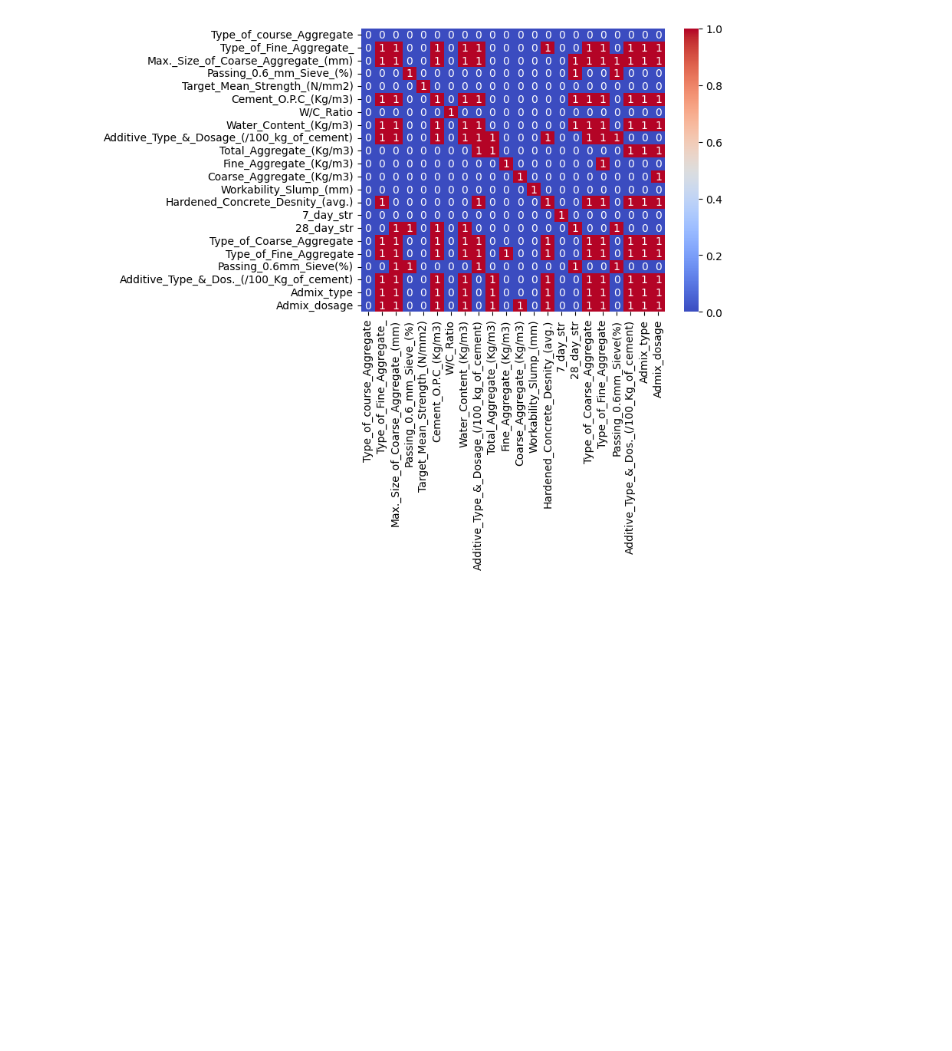
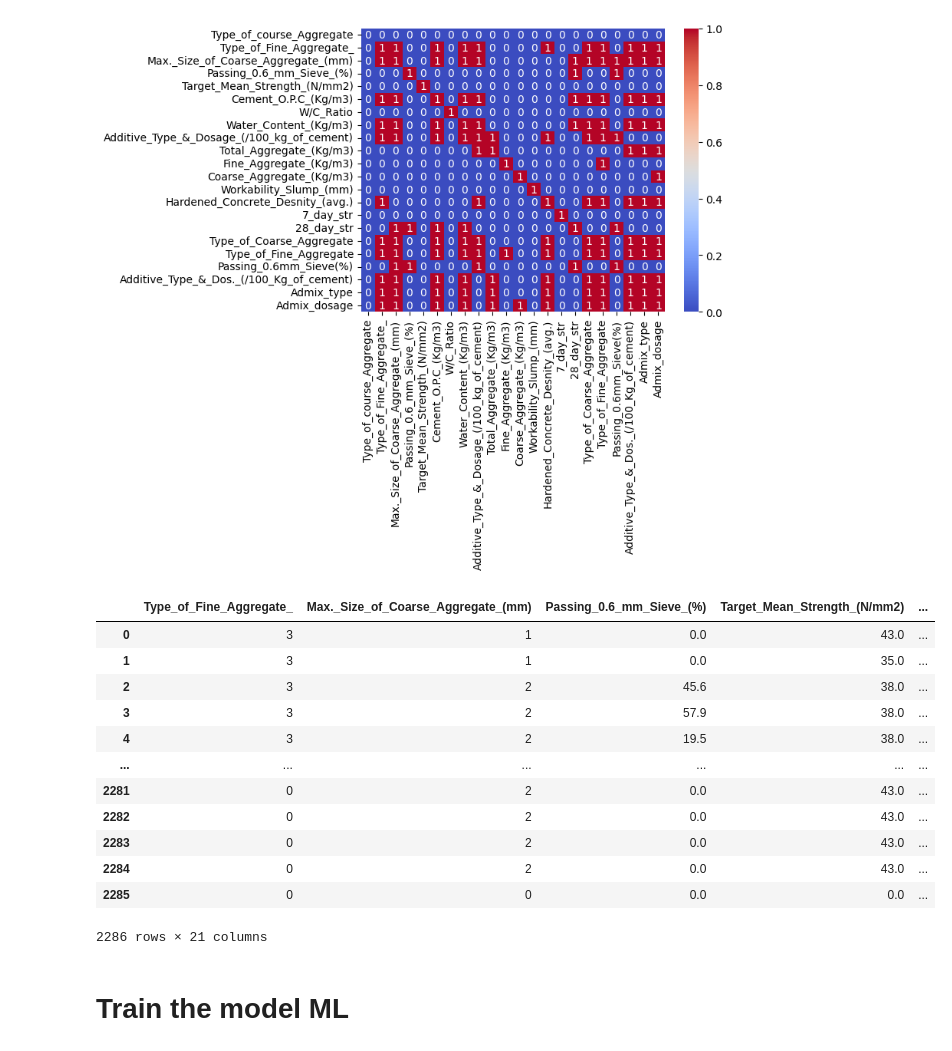
Before and after one commit to ArunK-ML/ML-Regression-Model---Concrete-Mix-Strength---Dataset, a Jupyter notebook: Concrete_Strength.ipynb, the cells around one changed output. Drawn from its saved outputs; the diff is of its cells as text; code cells hidden in the pictures; blank space fills up the shorter version.

```diff
--- a/Concrete_Strength.ipynb
+++ b/Concrete_Strength.ipynb
@@ -341,3 +341,23 @@ sns.heatmap(final_df,annot=True,cmap="coolwarm")
 # %% [output]
 <Axes: >
 [figure]
+# %%
+df.drop(columns=['Type_of_course_Aggregate'], inplace=True)
+# %%
+df
+# %% [output]
+|  | Type_of_Fine_Aggregate_ | Max._Size_of_Coarse_Aggregate_(mm) | Passing_0.6_mm_Sieve_(%) | Target_Mean_Strength_(N/mm2) | ... |
+| 0 | 3 | 1 | 0.0 | 43.0 | ... |
+| 1 | 3 | 1 | 0.0 | 35.0 | ... |
+| 2 | 3 | 2 | 45.6 | 38.0 | ... |
+| 3 | 3 | 2 | 57.9 | 38.0 | ... |
+| 4 | 3 | 2 | 19.5 | 38.0 | ... |
+| ... | ... | ... | ... | ... | ... |
+| 2281 | 0 | 2 | 0.0 | 43.0 | ... |
+| 2282 | 0 | 2 | 0.0 | 43.0 | ... |
+| 2283 | 0 | 2 | 0.0 | 43.0 | ... |
+| 2284 | 0 | 2 | 0.0 | 43.0 | ... |
+| 2285 | 0 | 0 | 0.0 | 0.0 | ... |
+2286 rows × 21 columns
+# %% [markdown]
+# **Train the model ML**
```
Also changed, not shown: parts of 4 cells of this notebook.
